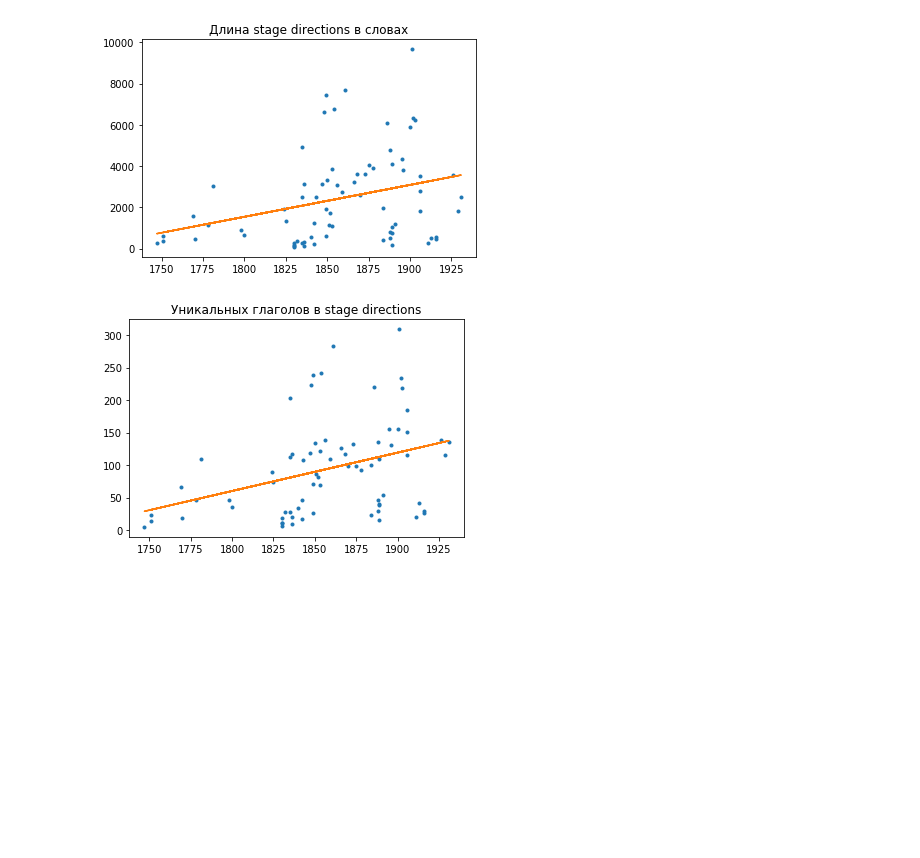
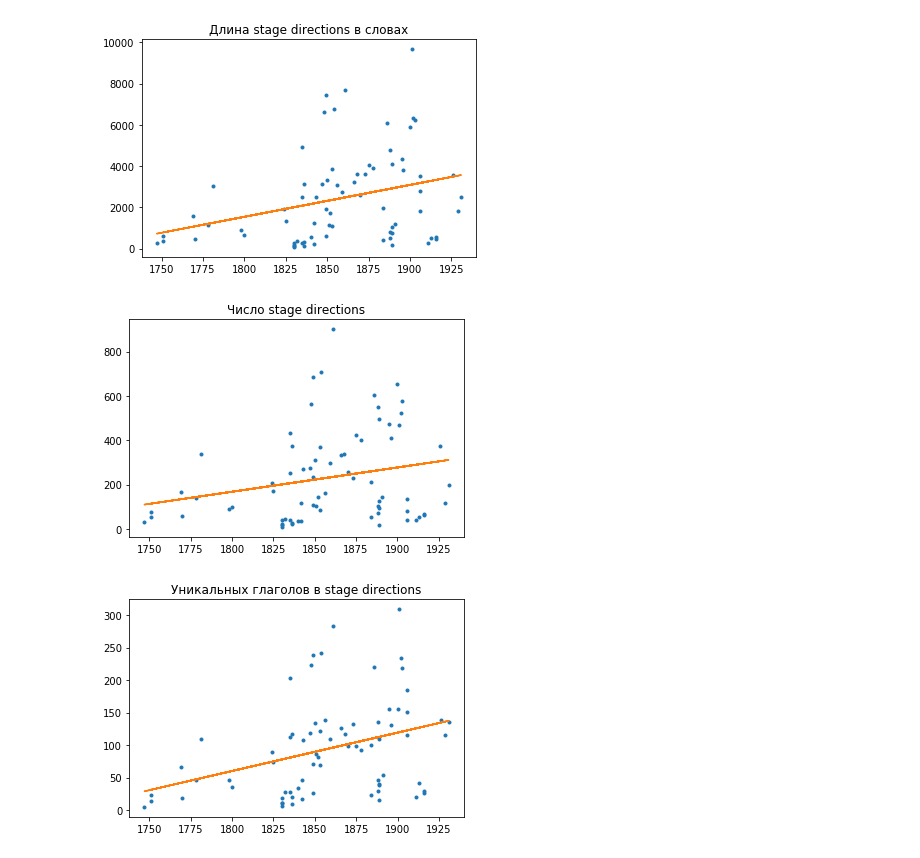
Before and after one commit to lehkost/RusDraCor, a Jupyter notebook: Calculating_stuff_in_plays/EpificationOfRussianDrama/RusDraCor Stage Directions Quantiative & Linguistic Analysis by Danya S..ipynb, the cells around one changed output. Drawn from its saved outputs; the diff is of its cells as text; code cells hidden in the pictures; blank space fills up the shorter version.

```diff
--- a/Calculating_stuff_in_plays/EpificationOfRussianDrama/RusDraCor Stage Directions Quantiative & Linguistic Analysis by Danya S..ipynb
+++ b/Calculating_stuff_in_plays/EpificationOfRussianDrama/RusDraCor Stage Directions Quantiative & Linguistic Analysis by Danya S..ipynb
@@ -189,6 +191,6 @@ plt.show()
 # %%
 # уберем ребят без даты написания
-stages_data = stages_data.loc[stages_data['written'] != 'not specified in tei']
+stages_data = raw_stages_data.loc[stages_data['written'] != 'not specified in tei']
 #stages_data
 # %%
 import numpy as np
@@ -220,6 +222,10 @@ def my_plotter(xarr,yarr, label):
 my_plotter (written, stages_data['len_stages_words'], 'Длина stage directions в словах')
 # %% [output]
 [figure]
+# %%
+my_plotter (written, stages_data['number of stages'], 'Число stage directions')
+# %% [output]
+[figure, added]
 # %%
 my_plotter (written, stages_data['number of unique verbs'], 'Уникальных глаголов в stage directions')
 # %% [output]
```
Also changed, not shown: parts of 4 cells of this notebook.
